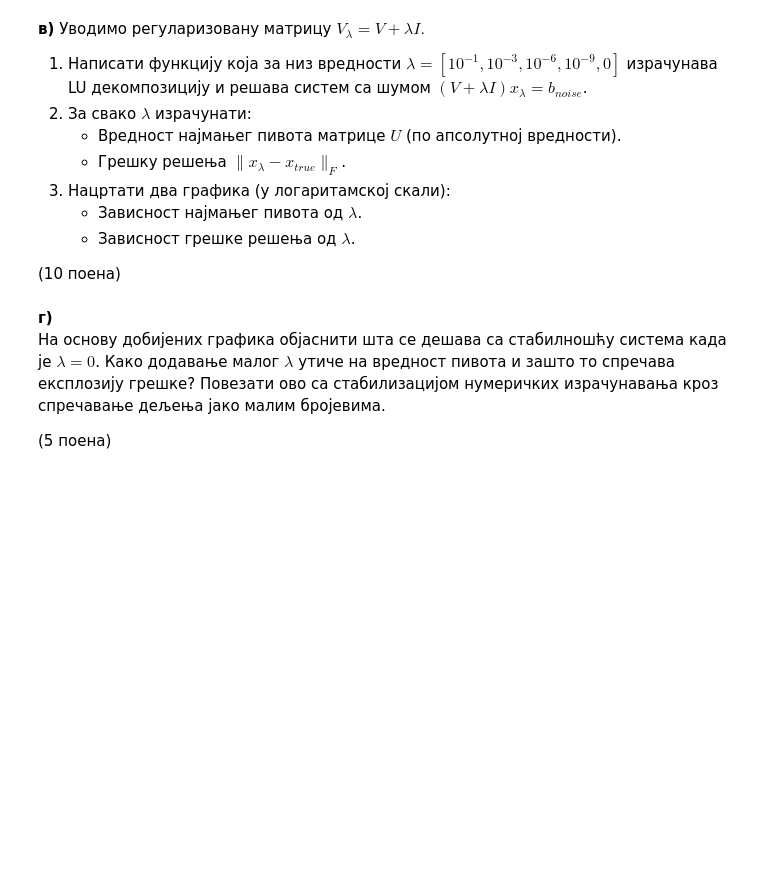
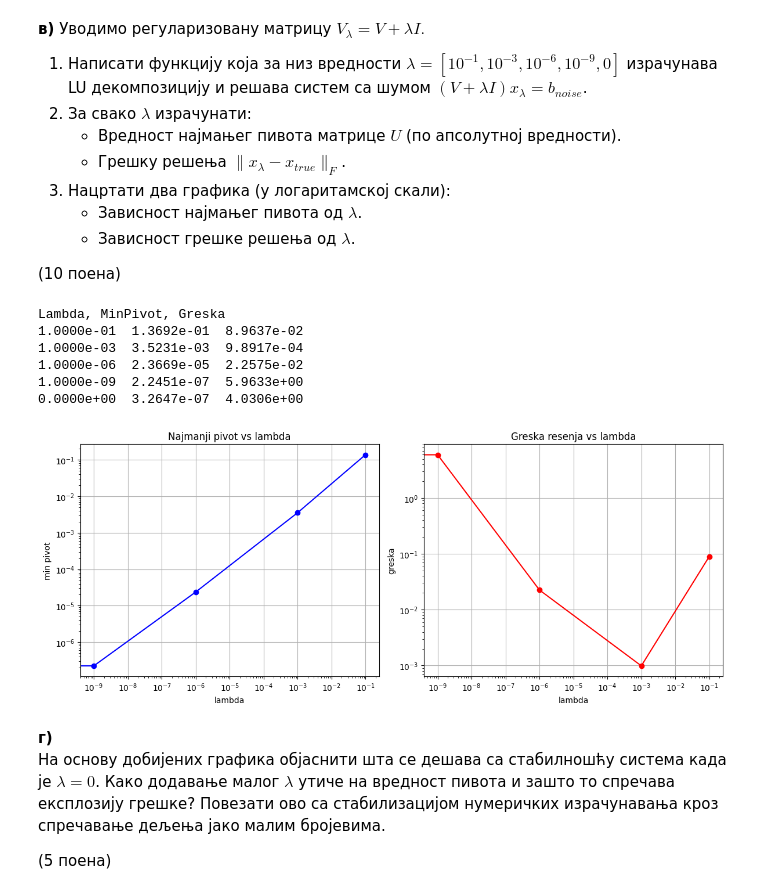
Before and after one commit to danilo-milosevic/Mat, a Jupyter notebook: 04Domaci_Danilo_Milosevic.ipynb, the cells around one changed output. Drawn from its saved outputs; the diff is of its cells as text; code cells hidden in the pictures; blank space fills up the shorter version.

```diff
--- a/04Domaci_Danilo_Milosevic.ipynb
+++ b/04Domaci_Danilo_Milosevic.ipynb
@@ -279,0 +592,4 @@ $$\|A x_{\text{izračunato}} - b\|.$$
+# %%
+x_true = np.ones(n)
+b = V @ x_true
+b
@@ -279,0 +600,4 @@ $$\|A x_{\text{izračunato}} - b\|.$$
+# %%
+x = np.linalg.solve(V, b)
+greska = np.linalg.norm(x - x_true)
+print(f"\nNorma greske ||x - x_true|| = {greska:.2e}")
@@ -284,3 +610,14 @@ $$\|A x_{\text{izračunato}} - b\|.$$
 3. Упоредити норму шума $\|\epsilon\|_F$ и норму грешке у решењу. Колико пута се грешка увећала?
 
 (10 поена)
+# %%
+eps = np.random.randn(n) * 1e-8
+b_noise = b + eps
+
+x_noise = np.linalg.solve(V, b_noise)
+greska_noise = np.linalg.norm(x_noise - x_true)
+norma_suma = np.linalg.norm(eps)
+
+print(f"Norma suma = {norma_suma:.2e}")
+print(f"Greska resenja sa sumom = {greska_noise:.2e}")
+print(f"Uvecanje greske = {greska_noise / norma_suma:.2e} puta")
@@ -295,6 +636,58 @@ $$\|A x_{\text{izračunato}} - b\|.$$
    - Зависност грешке решења од $\lambda$.
 
 (10 поена)
+# %%
+def lu_solution(V, b_noise, x_true, n, lm = [1e-1, 1e-3, 1e-6, 1e-9, 0.0]):
+
+    min_pivoti = []
+    greske = []
+
+    for l in lm:
+        V_l = V + l * np.eye(n)
+        _, _, U_l = la.lu(V_l)
+
+        min_piv = np.min(np.abs(np.diag(U_l)))
+        x_l = np.linalg.solve(V_l, b_noise)
+        g = np.linalg.norm(x_l - x_true)
+
+        min_pivoti.append(min_piv)
+        greske.append(g)
+
+    return list(zip(lm, min_pivoti, greske))
+
+sol = lu_solution(V, b_noise, x_true, n)
+
+print('Lambda, MinPivot, Greska')
+for l, mp, g in sol:
+    print(f"{l:.4e}  {mp:.4e}  {g:.4e}")
+
+lm = [x[0] for x in sol]
+mp = [x[1] for x in sol]
+err = [x[2] for x in sol]
+
+
+fig, (ax1, ax2) = plt.subplots(1, 2, figsize=(12, 5))
+ax1.loglog(lm, mp, 'bo-')
+ax1.set_xlabel('lambda')
+ax1.set_ylabel('min pivot')
+ax1.set_title('Najmanji pivot vs lambda')
+ax1.grid(True)
+
+ax2.loglog(lm, err, 'ro-')
+ax2.set_xlabel('lambda')
+ax2.set_ylabel('greska')
+ax2.set_title('Greska resenja vs lambda')
+ax2.grid(True)
+plt.tight_layout()
+plt.show()
+# %% [output]
+Lambda, MinPivot, Greska
+1.0000e-01  1.3692e-01  8.9637e-02
+1.0000e-03  3.5231e-03  9.8917e-04
+1.0000e-06  2.3669e-05  2.2575e-02
+1.0000e-09  2.2451e-07  5.9633e+00
+0.0000e+00  3.2647e-07  4.0306e+00
+[figure, added]
 # %% [markdown]
 **г)**
 На основу добијених графика објаснити шта се дешава са стабилношћу система када је $\lambda=0$. Како додавање малог $\lambda$ утиче на вредност пивота и зашто то спречава експлозију грешке? Повезати ово са стабилизацијом нумеричких израчунавања кроз спречавање дељења јако малим бројевима.
```
Also changed, not shown: parts of 33 cells of this notebook.
